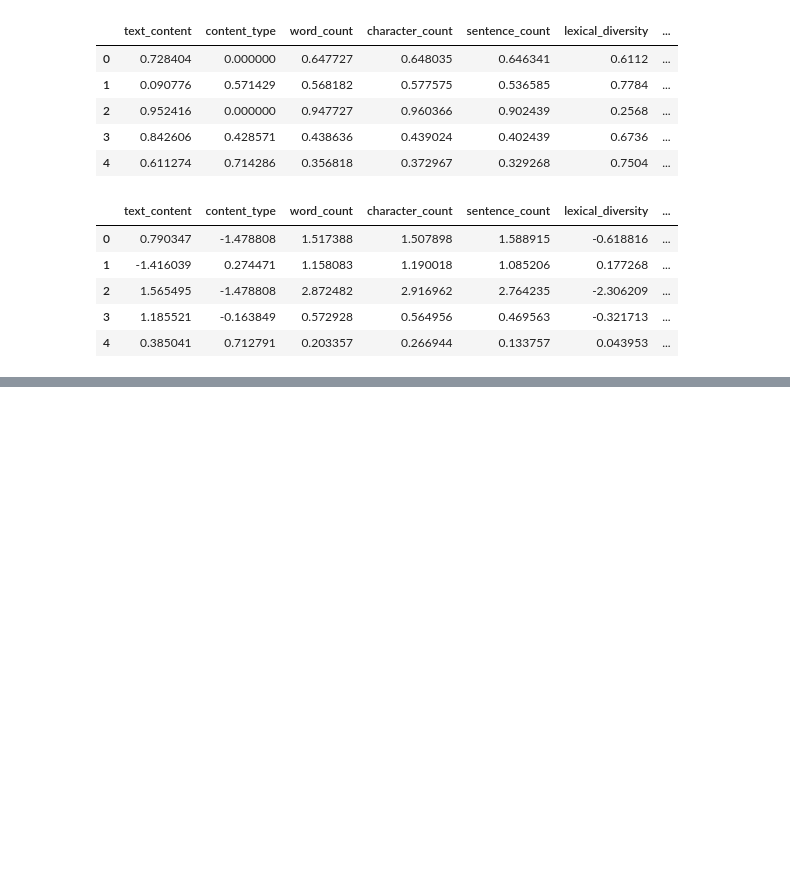
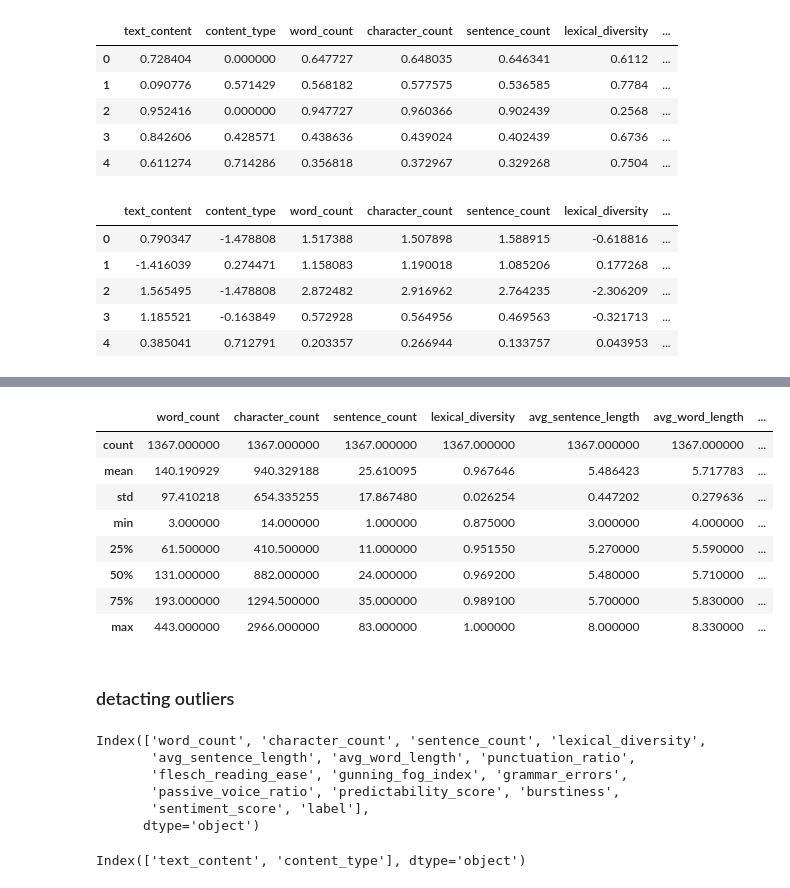
Before and after one commit to MfB010193/Machine-Learning-Pipeline, a Jupyter notebook: Machine Learning Pipeline.ipynb, the cells around one changed output, grey strips where cells are left out. Cells and saved outputs as stored; diff of their text form; code cells hidden in the pictures; blank space fills up the shorter version.

```diff
--- a/Machine Learning Pipeline.ipynb
+++ b/Machine Learning Pipeline.ipynb
@@ -330,0 +362,29 @@ z_scale_df.head()
+# %%
+df.describe()
+# %% [output]
+|  | word_count | character_count | sentence_count | lexical_diversity | avg_sentence_length | avg_word_length | ... |
+| count | 1367.000000 | 1367.000000 | 1367.000000 | 1367.000000 | 1367.000000 | 1367.000000 | ... |
+| mean | 140.190929 | 940.329188 | 25.610095 | 0.967646 | 5.486423 | 5.717783 | ... |
+| std | 97.410218 | 654.335255 | 17.867480 | 0.026254 | 0.447202 | 0.279636 | ... |
+| min | 3.000000 | 14.000000 | 1.000000 | 0.875000 | 3.000000 | 4.000000 | ... |
+| 25% | 61.500000 | 410.500000 | 11.000000 | 0.951550 | 5.270000 | 5.590000 | ... |
+| 50% | 131.000000 | 882.000000 | 24.000000 | 0.969200 | 5.480000 | 5.710000 | ... |
+| 75% | 193.000000 | 1294.500000 | 35.000000 | 0.989100 | 5.700000 | 5.830000 | ... |
+| max | 443.000000 | 2966.000000 | 83.000000 | 1.000000 | 8.000000 | 8.330000 | ... |
+# %% [markdown]
+### detacting outliers
+# %%
+num_col = df.select_dtypes(include = ['number']).columns
+num_col
+# %% [output]
+Index(['word_count', 'character_count', 'sentence_count', 'lexical_diversity',
+       'avg_sentence_length', 'avg_word_length', 'punctuation_ratio',
+       'flesch_reading_ease', 'gunning_fog_index', 'grammar_errors',
+       'passive_voice_ratio', 'predictability_score', 'burstiness',
+       'sentiment_score', 'label'],
+      dtype='object')
+# %%
+cata_col = df.select_dtypes(include = ['object']).columns
+cata_col
+# %% [output]
+Index(['text_content', 'content_type'], dtype='object')
```
Also changed, not shown: parts of 5 cells of this notebook.
